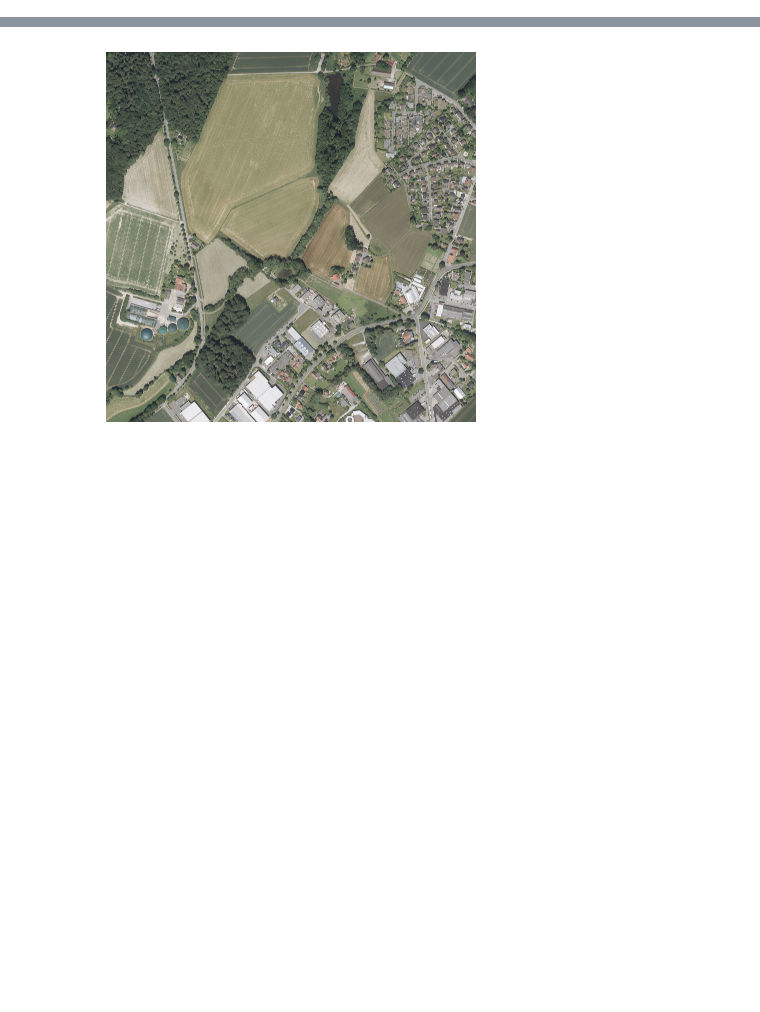
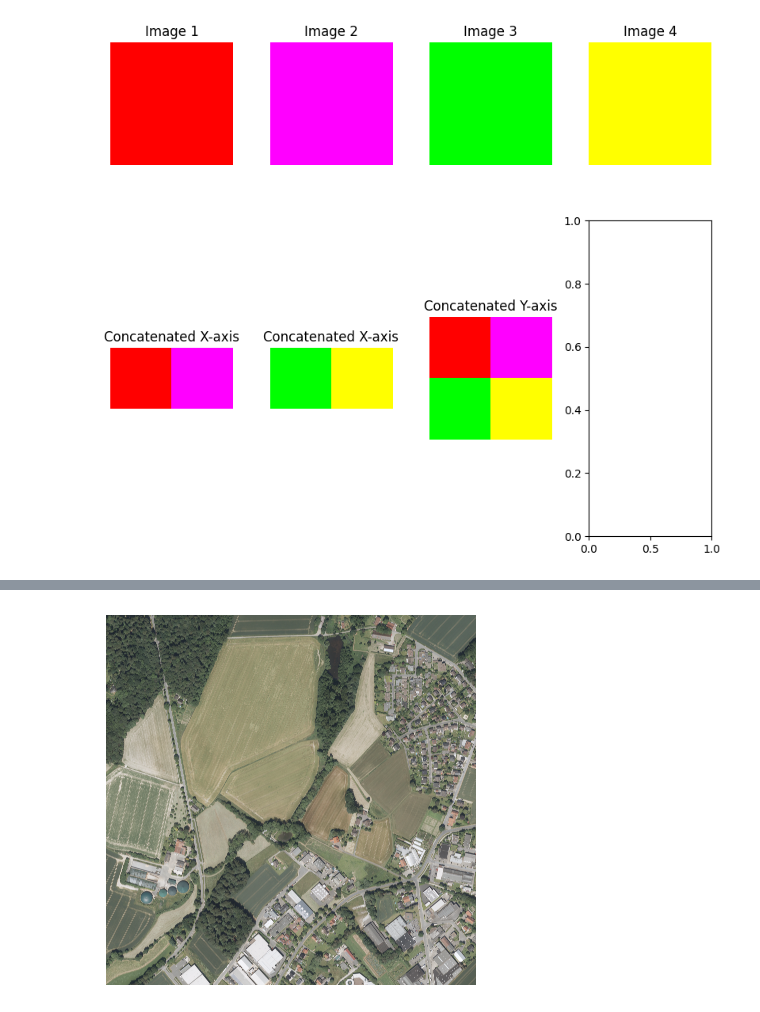
Before and after one commit to krispypancakes/OrthoStitch, a Jupyter notebook: stuff.ipynb, the cells around one changed output, grey strips where cells are left out. Drawn from its saved outputs; the diff is of its cells as text; code cells hidden in the pictures; blank space fills up the shorter version.

```diff
--- a/stuff.ipynb
+++ b/stuff.ipynb
@@ -35,0 +24,77 @@ long_to = long_from + 999
+# %%
+red = [255, 0, 0]
+green = [0, 255, 0]
+blue = [0, 0, 255]
+cyan = [0, 255, 255]
+magenta = [255, 0, 255]
+yellow = [255, 255, 0]
+black = [0, 0, 0]
+white = [255, 255, 255]
+
+# Create the 2x2 image array for the first image
+image1 = np.array([
+    [red, red],
+    [red, red]
+])
+
+image2 = np.array([
+    [magenta, magenta],
+    [magenta, magenta]
+])
+
+image3 = np.array([
+    [green, green],
+    [green, green]
+])
+
+image4 = np.array([
+    [yellow, yellow],
+    [yellow, yellow]
+])
+
+# Concatenate the images along the x-axis (horizontal)
+concatenated_1 = np.concatenate((image1, image2), axis=1)
+
+# Concatenate the images along the y-axis (vertical)
+concatenated_2 = np.concatenate((image3, image4), axis=1)
+
+concat_all = np.concatenate((concatenated_1, concatenated_2), axis=0)
+
+# Plot the images
+fig, axs = plt.subplots(2, 4, figsize=(8, 8))
+
+# Plot the original images
+axs[0, 0].imshow(image1.astype(np.uint8))
+axs[0, 0].set_title("Image 1")
+axs[0, 0].axis('off')
+
+axs[0, 1].imshow(image2.astype(np.uint8))
+axs[0, 1].set_title("Image 2")
+axs[0, 1].axis('off')
+
+axs[0, 2].imshow(image3.astype(np.uint8))
+axs[0, 2].set_title("Image 3")
+axs[0, 2].axis('off')
+
+axs[0, 3].imshow(image4.astype(np.uint8))
+axs[0, 3].set_title("Image 4")
+axs[0, 3].axis('off')
+
+# Plot the concatenated images
+axs[1, 0].imshow(concatenated_1.astype(np.uint8))
+axs[1, 0].set_title("Concatenated X-axis")
+axs[1, 0].axis('off')
+
+axs[1, 1].imshow(concatenated_2.astype(np.uint8))
+axs[1, 1].set_title("Concatenated X-axis")
+axs[1, 1].axis('off')
+
+axs[1, 2].imshow(concat_all.astype(np.uint8))
+axs[1, 2].set_title("Concatenated Y-axis")
+axs[1, 2].axis('off')
+
+# Display the plots
+plt.tight_layout()
+plt.show()
+# %% [output]
+[figure, added]
```
Also changed, not shown: parts of 29 cells of this notebook.
